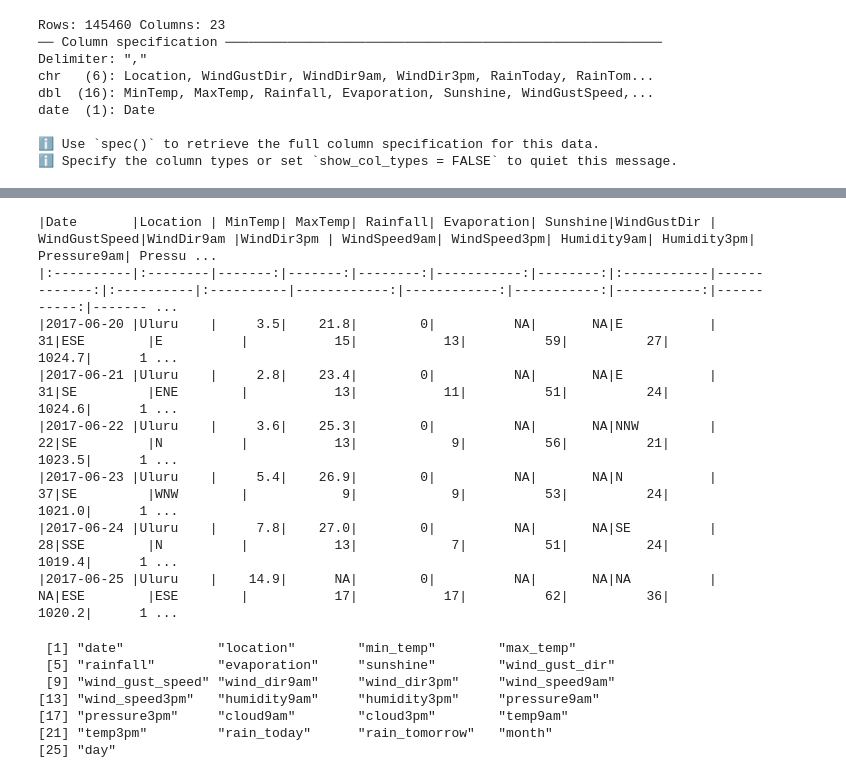
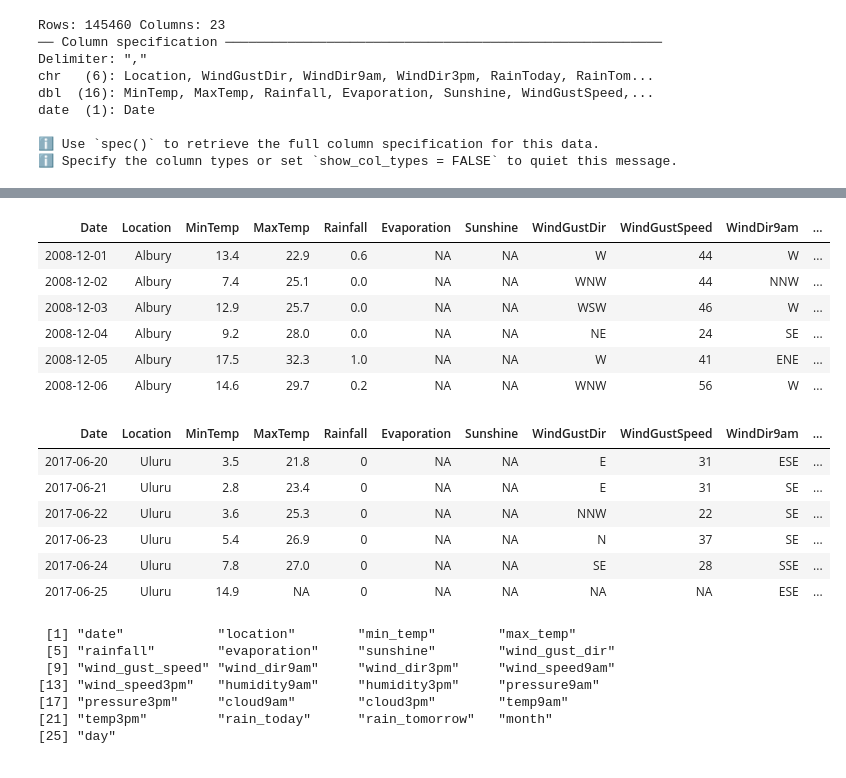
Before and after one commit to Chrisolande/Statistical-Inference-Zero-Inflated-Models, a Jupyter notebook: ausweather.ipynb, the cells around one changed output, grey strips where cells are left out. Drawn from its saved outputs; the diff is of its cells as text; code cells hidden in the pictures.

```diff
--- a/ausweather.ipynb
+++ b/ausweather.ipynb
@@ -31,16 +18,29 @@ df %>%
-# %%
-df %>%
-  tail() %>%
-  kable()
-# %% [output]
-|Date       |Location | MinTemp| MaxTemp| Rainfall| Evaporation| Sunshine|WindGustDir | WindGustSpeed|WindDir9am |WindDir3pm | WindSpeed9am| WindSpeed3pm| Humidity9am| Humidity3pm| Pressure9am| Pressu ...
-|:----------|:--------|-------:|-------:|--------:|-----------:|--------:|:-----------|-------------:|:----------|:----------|------------:|------------:|-----------:|-----------:|-----------:|------- ...
-|2017-06-20 |Uluru    |     3.5|    21.8|        0|          NA|       NA|E           |            31|ESE        |E          |           15|           13|          59|          27|      1024.7|      1 ...
-|2017-06-21 |Uluru    |     2.8|    23.4|        0|          NA|       NA|E           |            31|SE         |ENE        |           13|           11|          51|          24|      1024.6|      1 ...
-|2017-06-22 |Uluru    |     3.6|    25.3|        0|          NA|       NA|NNW         |            22|SE         |N          |           13|            9|          56|          21|      1023.5|      1 ...
-|2017-06-23 |Uluru    |     5.4|    26.9|        0|          NA|       NA|N           |            37|SE         |WNW        |            9|            9|          53|          24|      1021.0|      1 ...
-|2017-06-24 |Uluru    |     7.8|    27.0|        0|          NA|       NA|SE          |            28|SSE        |N          |           13|            7|          51|          24|      1019.4|      1 ...
-|2017-06-25 |Uluru    |    14.9|      NA|        0|          NA|       NA|NA          |            NA|ESE        |ESE        |           17|           17|          62|          36|      1020.2|      1 ...
+# %%
+df %>%
+  head() %>%
+  kable(format = "html") %>%
+  kable_styling(bootstrap_options = c("striped", "hover", "condensed"))
+# %% [output]
+| Date | Location | MinTemp | MaxTemp | Rainfall | Evaporation | Sunshine | WindGustDir | WindGustSpeed | WindDir9am | ... |
+| 2008-12-01 | Albury | 13.4 | 22.9 | 0.6 | NA | NA | W | 44 | W | ... |
+| 2008-12-02 | Albury | 7.4 | 25.1 | 0.0 | NA | NA | WNW | 44 | NNW | ... |
+| 2008-12-03 | Albury | 12.9 | 25.7 | 0.0 | NA | NA | WSW | 46 | W | ... |
+| 2008-12-04 | Albury | 9.2 | 28.0 | 0.0 | NA | NA | NE | 24 | SE | ... |
+| 2008-12-05 | Albury | 17.5 | 32.3 | 1.0 | NA | NA | W | 41 | ENE | ... |
+| 2008-12-06 | Albury | 14.6 | 29.7 | 0.2 | NA | NA | WNW | 56 | W | ... |
+# %%
+df %>%
+  tail() %>%
+  kable(format = "html") %>%
+  kable_styling(bootstrap_options = c("striped", "hover", "condensed"))
+# %% [output]
+| Date | Location | MinTemp | MaxTemp | Rainfall | Evaporation | Sunshine | WindGustDir | WindGustSpeed | WindDir9am | ... |
+| 2017-06-20 | Uluru | 3.5 | 21.8 | 0 | NA | NA | E | 31 | ESE | ... |
+| 2017-06-21 | Uluru | 2.8 | 23.4 | 0 | NA | NA | E | 31 | SE | ... |
+| 2017-06-22 | Uluru | 3.6 | 25.3 | 0 | NA | NA | NNW | 22 | SE | ... |
+| 2017-06-23 | Uluru | 5.4 | 26.9 | 0 | NA | NA | N | 37 | SE | ... |
+| 2017-06-24 | Uluru | 7.8 | 27.0 | 0 | NA | NA | SE | 28 | SSE | ... |
+| 2017-06-25 | Uluru | 14.9 | NA | 0 | NA | NA | NA | NA | ESE | ... |
 # %%
 df_clean <- df %>%
   clean_names() %>%
```
Also changed, not shown: parts of 9 cells of this notebook.
